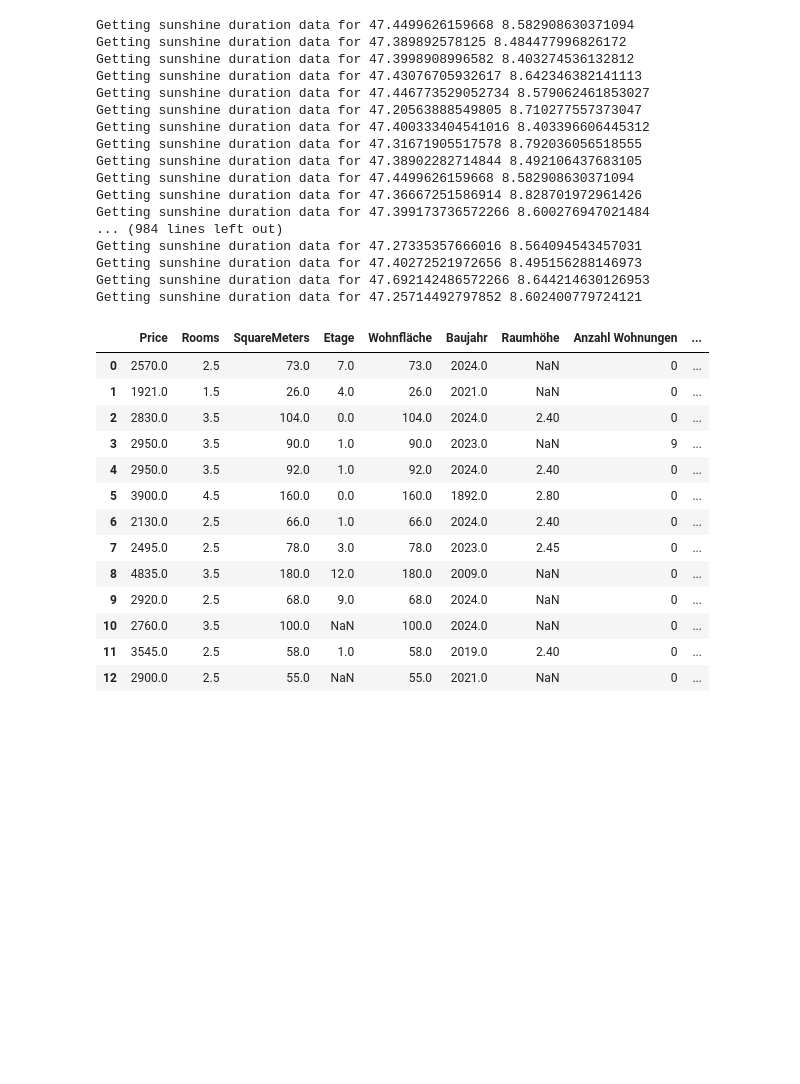
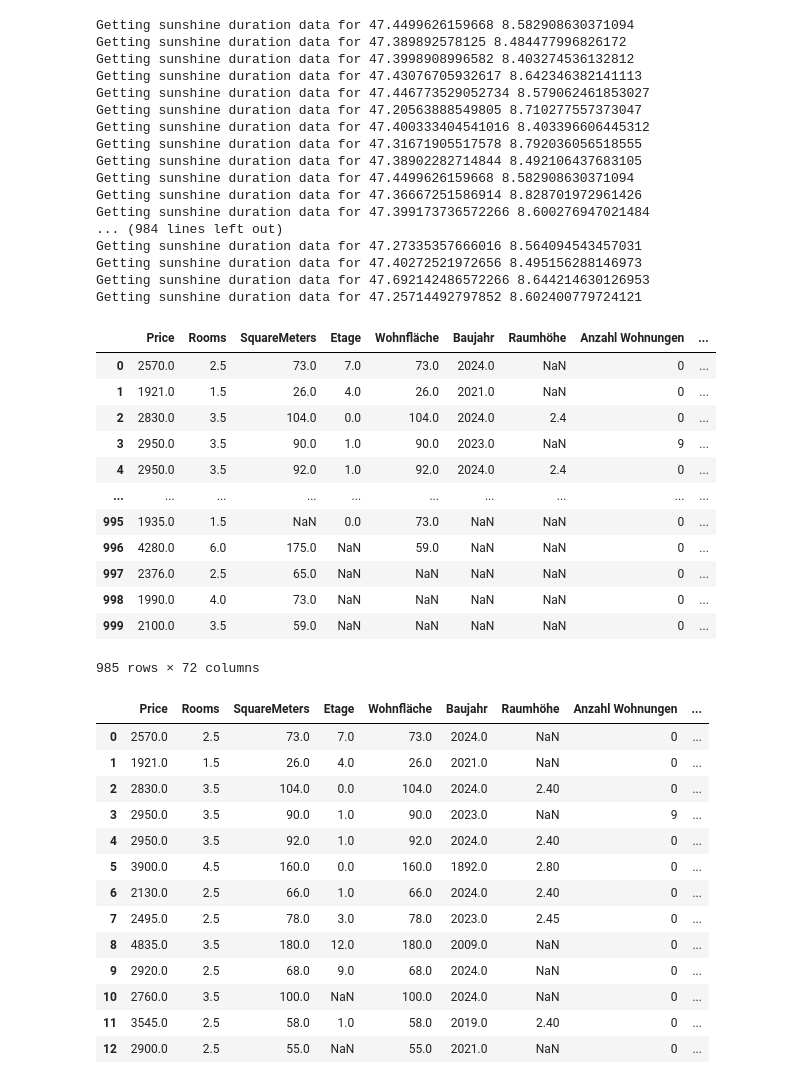
Before and after one commit to meichflo/ADS_Project_group3, a Jupyter notebook: immo-project.ipynb, the cells around one changed output. Saved outputs shown, nothing was run; the diff lists cells and outputs as text; code cells hidden in the pictures; blank space fills up the shorter version.

```diff
--- a/immo-project.ipynb
+++ b/immo-project.ipynb
@@ -548,8 +639,22 @@ Getting sunshine duration data for 47.27335357666016 8.564094543457031
 Getting sunshine duration data for 47.40272521972656 8.495156288146973
 Getting sunshine duration data for 47.692142486572266 8.644214630126953
 Getting sunshine duration data for 47.25714492797852 8.602400779724121
-# %%
-df_w_coordinates_distance.drop(columns=['Coordinates'], inplace=True)
+# %%
+df_w_coordinates_distance.dropna(subset=['Price'])
+# %% [output]
+|  | Price | Rooms | SquareMeters | Etage | Wohnfläche | Baujahr | Raumhöhe | Anzahl Wohnungen | ... |
+| 0 | 2570.0 | 2.5 | 73.0 | 7.0 | 73.0 | 2024.0 | NaN | 0 | ... |
+| 1 | 1921.0 | 1.5 | 26.0 | 4.0 | 26.0 | 2021.0 | NaN | 0 | ... |
+| 2 | 2830.0 | 3.5 | 104.0 | 0.0 | 104.0 | 2024.0 | 2.4 | 0 | ... |
+| 3 | 2950.0 | 3.5 | 90.0 | 1.0 | 90.0 | 2023.0 | NaN | 9 | ... |
+| 4 | 2950.0 | 3.5 | 92.0 | 1.0 | 92.0 | 2024.0 | 2.4 | 0 | ... |
+| ... | ... | ... | ... | ... | ... | ... | ... | ... | ... |
+| 995 | 1935.0 | 1.5 | NaN | 0.0 | 73.0 | NaN | NaN | 0 | ... |
+| 996 | 4280.0 | 6.0 | 175.0 | NaN | 59.0 | NaN | NaN | 0 | ... |
+| 997 | 2376.0 | 2.5 | 65.0 | NaN | NaN | NaN | NaN | 0 | ... |
+| 998 | 1990.0 | 4.0 | 73.0 | NaN | NaN | NaN | NaN | 0 | ... |
+| 999 | 2100.0 | 3.5 | 59.0 | NaN | NaN | NaN | NaN | 0 | ... |
+985 rows × 72 columns
 # %%
 df_w_coordinates_distance.head(13) # Show the first 13 rows - keep an eye on the 13th row
 # %% [output]
```
Also changed, not shown: parts of 17 cells of this notebook.
